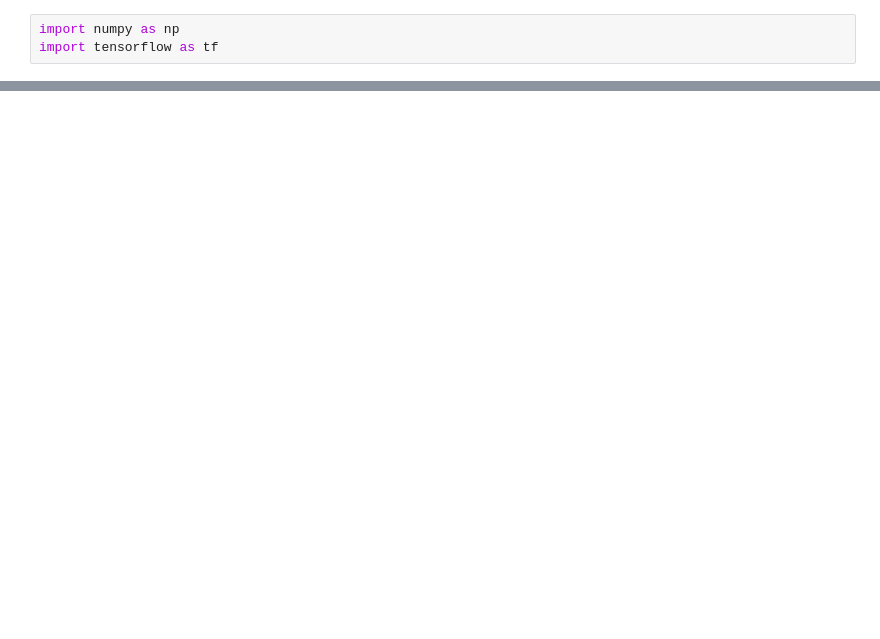
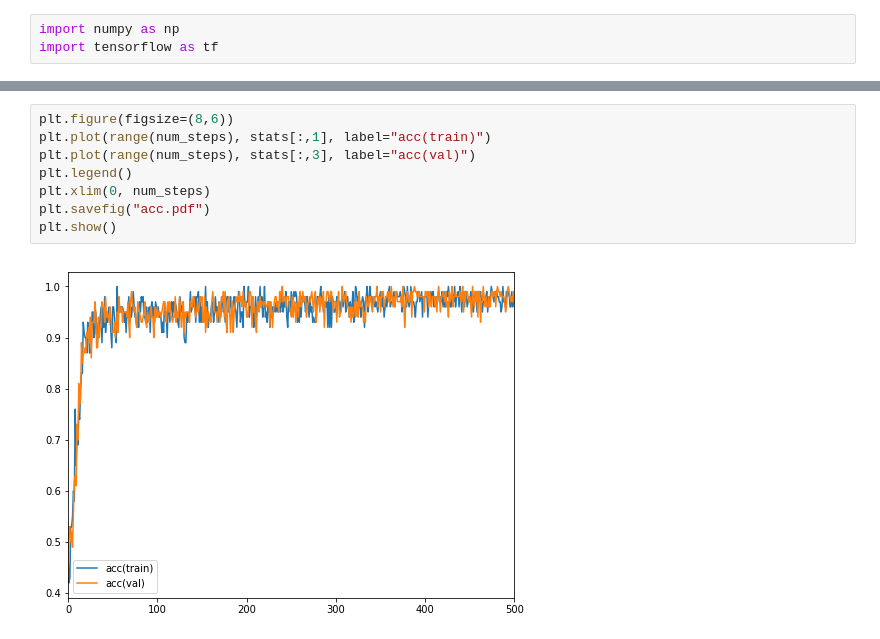
Before and after one commit to mgxnzhu/mlpproject, a Jupyter notebook: notebooks/Neural_Network.ipynb, the cells around one changed output, grey strips where cells are left out. Saved outputs shown, nothing was run; the diff lists cells and outputs as text; blank space fills up the shorter version.

```diff
--- a/notebooks/Neural_Network.ipynb
+++ b/notebooks/Neural_Network.ipynb
@@ -102,0 +120,10 @@ Step 2000, Minibatch Loss= 0.0059, Training Accuracy= 1.000
+# %%
+plt.figure(figsize=(8,6))
+plt.plot(range(num_steps), stats[:,1], label="acc(train)")
+plt.plot(range(num_steps), stats[:,3], label="acc(val)")
+plt.legend()
+plt.xlim(0, num_steps)
+plt.savefig("acc.pdf")
+plt.show()
+# %% [output]
+[figure, added]
```
Also changed, not shown: parts of 9 cells of this notebook.
